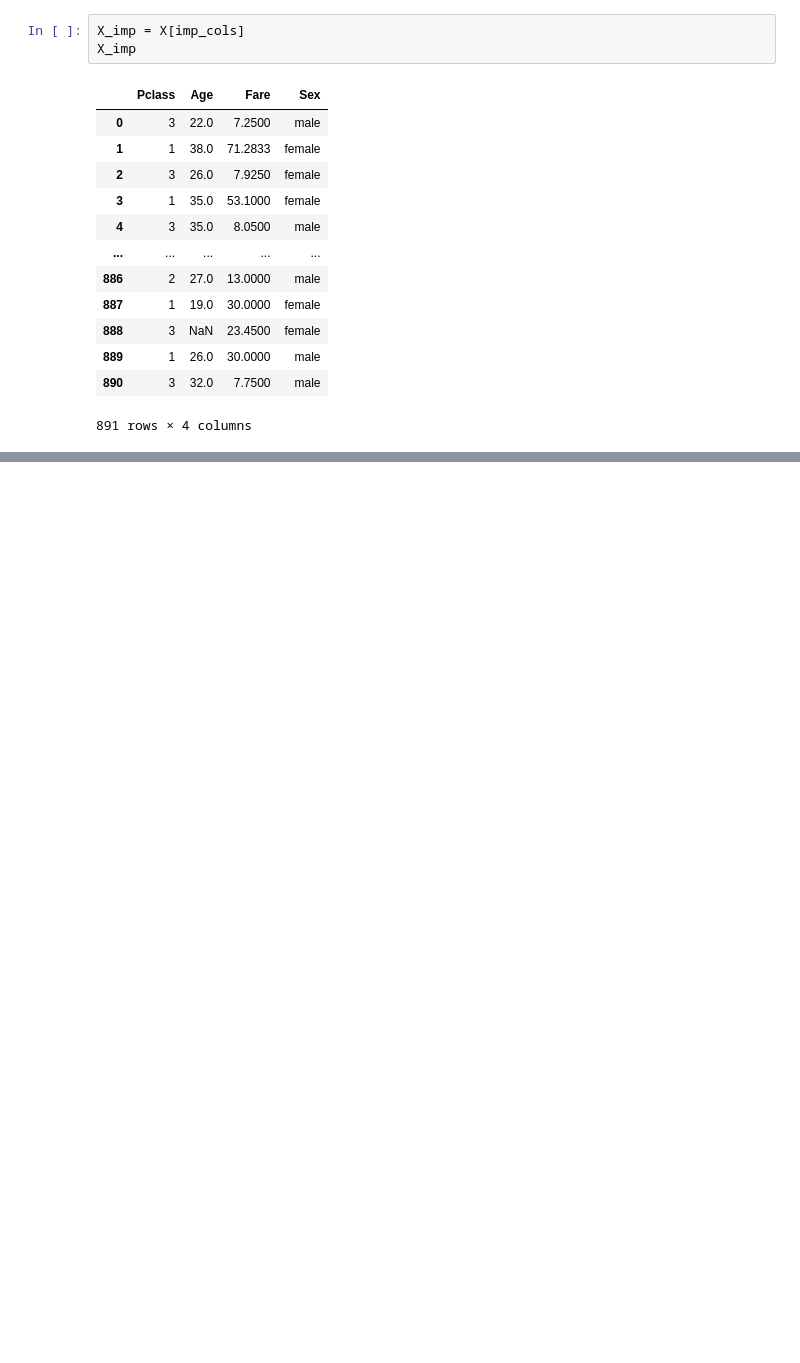
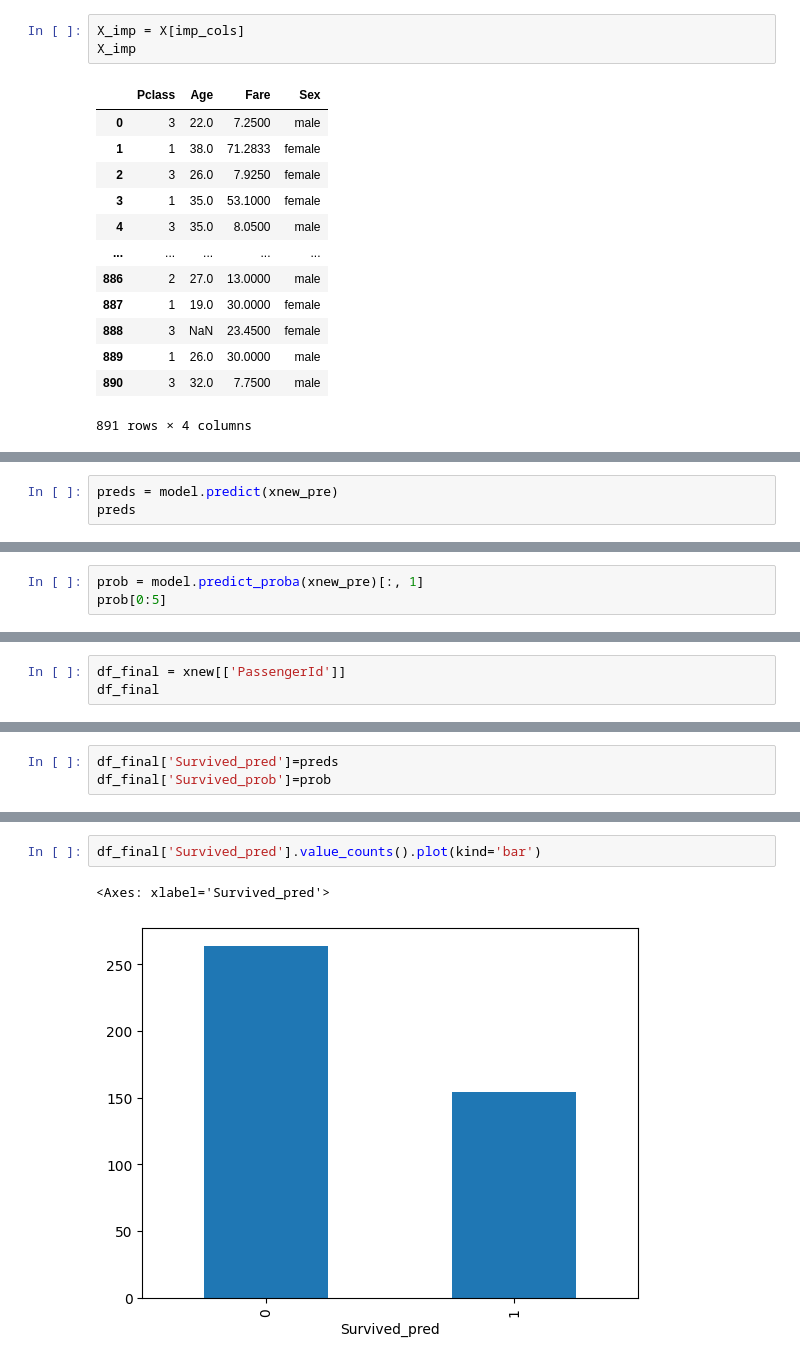
Before and after one commit to DrRutujaDeshmukh/VSCode, a Jupyter notebook: Feature_Selection/Feature_selection.ipynb, the cells around one changed output, grey strips where cells are left out. Saved outputs shown, nothing was run; the diff lists cells and outputs as text; blank space fills up the shorter version.

```diff
--- a/Feature_Selection/Feature_selection.ipynb
+++ b/Feature_Selection/Feature_selection.ipynb
@@ -202,0 +371,3 @@ X_imp
+# %%
+preds = model.predict(xnew_pre)
+preds
@@ -202,0 +399,3 @@ X_imp
+# %%
+prob = model.predict_proba(xnew_pre)[:, 1]
+prob[0:5]
@@ -202,0 +406,3 @@ X_imp
+# %%
+df_final = xnew[['PassengerId']]
+df_final
@@ -202,0 +423,3 @@ X_imp
+# %%
+df_final['Survived_pred']=preds
+df_final['Survived_prob']=prob
@@ -202,0 +455,5 @@ X_imp
+# %%
+df_final['Survived_pred'].value_counts().plot(kind='bar')
+# %% [output]
+<Axes: xlabel='Survived_pred'>
+[figure, added]
```
Also changed, not shown: parts of 46 cells of this notebook, 1 other file.
